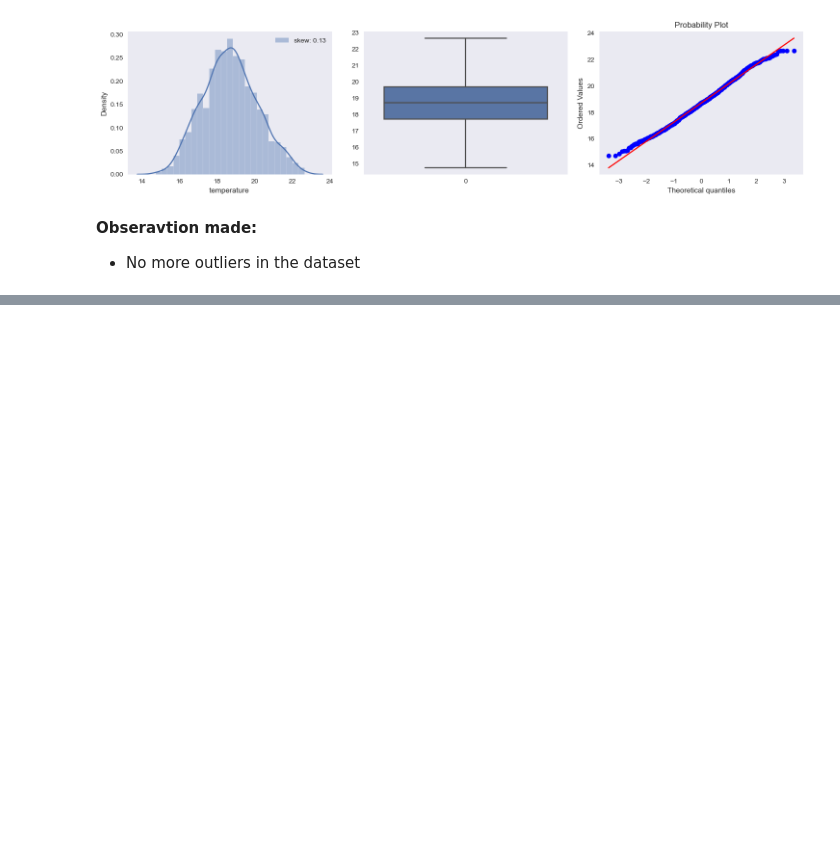
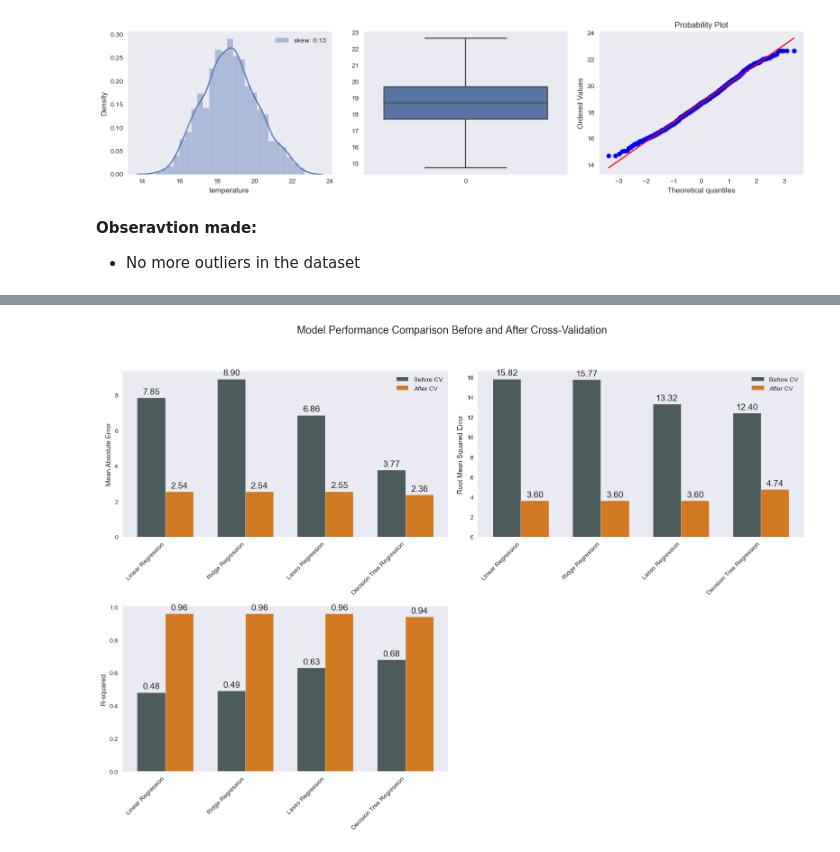
Before and after one commit to Lorraine254/Nairobi_Air_Quality_Monitoring, a Jupyter notebook: Analysis/analysis_v2.ipynb, the cells around one changed output, grey strips where cells are left out. Drawn from its saved outputs; the diff is of its cells as text; code cells hidden in the pictures; blank space fills up the shorter version.

```diff
--- a/Analysis/analysis_v2.ipynb
+++ b/Analysis/analysis_v2.ipynb
@@ -407,0 +827,70 @@ for col in X_train:
+# %%
+import matplotlib.pyplot as plt
+import numpy as np
+
+# Define metrics
+models = ['Linear Regression', 'Ridge Regression', 'Lasso Regression', 'Decision Tree Regression']
+
+# Metrics before CV
+mae_before = [7.85, 8.90, 6.86, 3.77]
+rmse_before = [15.82, 15.77, 13.32, 12.40]
+r2_before = [0.48, 0.49, 0.63, 0.68]
+
+# Metrics after CV
+mae_after = [2.54, 2.54, 2.55, 2.36]
+rmse_after = [3.60, 3.60, 3.60, 4.74]
+r2_after = [0.96, 0.96, 0.96, 0.94]
+
+# Define positions for bar groups
+x = np.arange(len(models))
+width = 0.35  # Width of the bars
+
+fig, axs = plt.subplots(2, 2, figsize=(16, 12))
+fig.suptitle('Model Performance Comparison Before and After Cross-Validation')
+
+# Function to add labels
+def add_labels(ax, bars):
+    for bar in bars:
+        height = bar.get_height()
+        ax.annotate(f'{height:.2f}',
+                    xy=(bar.get_x() + bar.get_width() / 2, height),
+                    xytext=(0, 3),  # 3 points vertical offset
+                    textcoords="offset points",
+                    ha='center', va='bottom')
+
+# MAE
+bars1 = axs[0, 0].bar(x - width/2, mae_before, width, label='Before CV', color='#4C5B5C')
+bars2 = axs[0, 0].bar(x + width/2, mae_after, width, label='After CV', color='#D17A22')
+axs[0, 0].set_xticks(x)
+axs[0, 0].set_xticklabels(models, rotation=45, ha='right')
+axs[0, 0].set_ylabel('Mean Absolute Error')
+axs[0, 0].legend()
+add_labels(axs[0, 0], bars1)
+add_labels(axs[0, 0], bars2)
+
+# RMSE
+bars1 = axs[0, 1].bar(x - width/2, rmse_before, width, label='Before CV', color='#4C5B5C')
+bars2 = axs[0, 1].bar(x + width/2, rmse_after, width, label='After CV', color='#D17A22')
+axs[0, 1].set_xticks(x)
+axs[0, 1].set_xticklabels(models, rotation=45, ha='right')
+axs[0, 1].set_ylabel('Root Mean Squared Error')
+axs[0, 1].legend()
+add_labels(axs[0, 1], bars1)
+add_labels(axs[0, 1], bars2)
+
+# R-squared
+bars1 = axs[1, 0].bar(x - width/2, r2_before, width, label='Before CV', color='#4C5B5C')
+bars2 = axs[1, 0].bar(x + width/2, r2_after, width, label='After CV', color='#D17A22')
+axs[1, 0].set_xticks(x)
+axs[1, 0].set_xticklabels(models, rotation=45, ha='right')
+axs[1, 0].set_ylabel('R-squared')
+add_labels(axs[1, 0], bars1)
+add_labels(axs[1, 0], bars2)
+
+# Remove the empty plot and adjust layout
+axs[1, 1].axis('off')
+
+plt.tight_layout(rect=[0, 0.03, 1, 0.95])
+plt.show()
+# %% [output]
+[figure, added]
```
Also changed, not shown: parts of 37 cells of this notebook, 1 other file.
